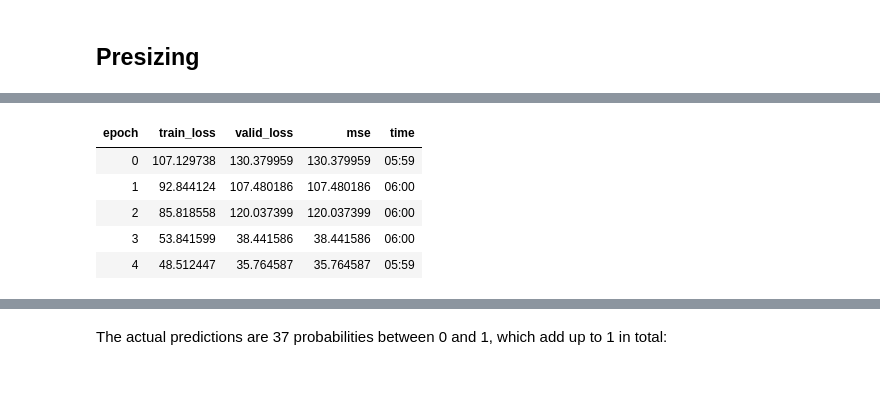
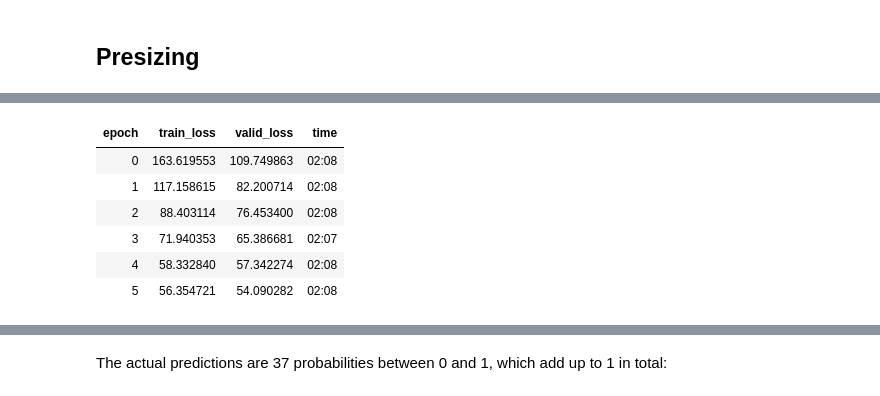
Before and after one commit to jvanelteren/age_prediction, a Jupyter notebook: age_prediction.ipynb, the cells around one changed output, grey strips where cells are left out. Cells and saved outputs as stored; diff of their text form; code cells hidden in the pictures.

```diff
--- a/age_prediction.ipynb
+++ b/age_prediction.ipynb
@@ -61,7 +61,7 @@ pets = DataBlock(blocks = (ImageBlock, RegressionBlock),
                  splitter=RandomSplitter(seed=42),
                  get_y=parent_int_label,
                  item_tfms=Resize(460),
-                 batch_tfms=aug_transforms(size=224, min_scale=0.75))
+                 batch_tfms=aug_transforms(size=224, min_scale=0.75,max_warp=0))
 dls = pets.dataloaders(path)
 # %% [markdown]
 One important piece of this `DataBlock` call that we haven't seen before is in these two lines:
@@ -252,11 +92,12 @@ SuggestedLRs(lr_min=0.04365158379077912, lr_steep=0.0691830962896347)
 # %%
-learn = cnn_learner(dls, resnet34, metrics=mse)
-learn.fine_tune(5,0.05)
+learn = cnn_learner(dls, resnet18)
+learn.fine_tune(6,0.004786301031708717)
 # %% [output]
 [interactive output not drawn]
-| epoch | train_loss | valid_loss | mse | time |
-| 0 | 107.129738 | 130.379959 | 130.379959 | 05:59 |
-| 1 | 92.844124 | 107.480186 | 107.480186 | 06:00 |
-| 2 | 85.818558 | 120.037399 | 120.037399 | 06:00 |
-| 3 | 53.841599 | 38.441586 | 38.441586 | 06:00 |
-| 4 | 48.512447 | 35.764587 | 35.764587 | 05:59 |
+| epoch | train_loss | valid_loss | time |
+| 0 | 163.619553 | 109.749863 | 02:08 |
+| 1 | 117.158615 | 82.200714 | 02:08 |
+| 2 | 88.403114 | 76.453400 | 02:08 |
+| 3 | 71.940353 | 65.386681 | 02:07 |
+| 4 | 58.332840 | 57.342274 | 02:08 |
+| 5 | 56.354721 | 54.090282 | 02:08 |
```
Also changed, not shown: parts of 107 cells of this notebook, 10 other files.
